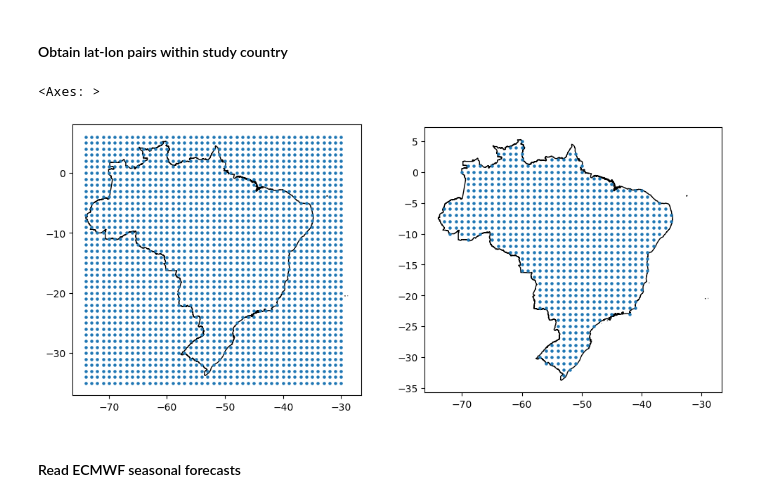
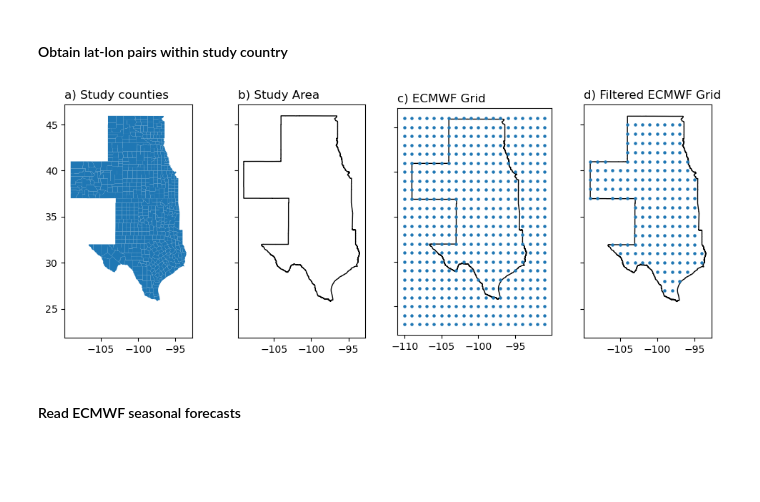
Before and after one commit to ellaampy/seasonal-yield-forecast, a Jupyter notebook: data_preparation/2_ecmwf_grib_to_csv.ipynb, the cells around one changed output. Saved outputs shown, nothing was run; the diff lists cells and outputs as text; code cells hidden in the pictures; blank space fills up the shorter version.

```diff
--- a/data_preparation/2_ecmwf_grib_to_csv.ipynb
+++ b/data_preparation/2_ecmwf_grib_to_csv.ipynb
@@ -23,15 +25,16 @@ elif country == "BR":
 # %%
 country_gpd = gpd.read_file(shapefile_path, crs="EPSG:4326")
 if country == "US":
-    country_gpd = country_gpd.cx[-66:-125, 24:50].reset_index(drop=True)
-    country_gpd_shape = country_gpd.dissolve().to_crs("EPSG:4326")
+    country_gpd = country_gpd.loc[country_gpd["STATEFP"].isin(us_wheat_state_selector)].reset_index(drop=True)
+    study_area_shape = country_gpd.dissolve().to_crs("EPSG:4326")
 else:
-    country_gpd_shape = country_gpd.dissolve().set_crs("EPSG:4326")
+    country_gpd = country_gpd.loc[country_gpd["STATEFP"].isin(br_wheat_state_selector)].reset_index(drop=True)
+    study_area_shape = country_gpd.dissolve().set_crs("EPSG:4326")
 
 # Define the latitude and longitude ranges
-country_bounds = country_gpd_shape.bounds.values.flatten().astype(int)
+country_bounds = study_area_shape.bounds.values.flatten().astype(int)
 latitudes = range(country_bounds[1]-2, country_bounds[3]+2, 1)
-longitudes = range(country_bounds[2]-2, country_bounds[0]-2, -1)
+longitudes = range(country_bounds[2]+2, country_bounds[0]-2, -1)
 
 # Generate all possible combinations of lat-lon pairs
 coordinates = list(itertools.product(latitudes, longitudes))
@@ -40,22 +43,29 @@ coordinates = list(itertools.product(latitudes, longitudes))
 geometry = gpd.points_from_xy([lon for lat, lon in coordinates], [lat for lat, lon in coordinates])
 ecmwf_grid = gpd.GeoDataFrame(geometry=geometry, crs="EPSG:4326")
 
-# Filter ECMWF grid cells by country shape
-ecmwf_grid_filtered = ecmwf_grid.sjoin(country_gpd_shape, how="inner")
+# Filter ECMWF grid cells by study area shape
+ecmwf_grid_filtered = ecmwf_grid.sjoin(study_area_shape, how="inner")
 filtered_coords = pd.DataFrame(data=[ecmwf_grid_filtered.geometry.x.values, ecmwf_grid_filtered.geometry.y.values]).transpose().rename(columns={0: "longitude", 1: "latitude"})
-
-# Plot
-fig, axs = plt.subplots(1, 2, figsize=(12, 5))
-axs = axs.ravel()
-
-country_gpd_shape.plot(ax=axs[0], color='white', edgecolor='black')
-ecmwf_grid.plot(ax=axs[0], markersize=5)
-
-country_gpd_shape.plot(ax=axs[1], color='white', edgecolor='black')
-ecmwf_grid_filtered.plot(ax=axs[1], markersize=5)
-# %% [output]
-<Axes: >
-[figure, removed]
+# %%
+fig, axs = plt.subplots(1, 4, figsize=(10, 4), sharey=True)
+axs = axs.ravel()
+country_gpd.plot(ax=axs[0])
+axs[0].set_title("a) Study counties", loc="left")
+study_area_shape.plot(ax=axs[1], facecolor="none", edgecolor="black")
+axs[1].set_title("b) Study Area", loc="left")
+
+study_area_shape.plot(ax=axs[2], color='white', edgecolor='black')
+ecmwf_grid.plot(ax=axs[2], markersize=5)
+axs[2].set_title("c) ECMWF Grid", loc="left")
+
+study_area_shape.plot(ax=axs[3], color='white', edgecolor='black')
+ecmwf_grid_filtered.plot(ax=axs[3], markersize=5)
+axs[3].set_title("d) Filtered ECMWF Grid", loc="left")
+
+plt.tight_layout()
+plt.show()
+# %% [output]
+[figure, added]
 # %% [markdown]
 #### Read ECMWF seasonal forecasts
 # %%
```
Also changed, not shown: parts of 10 cells of this notebook, 20 other files.
